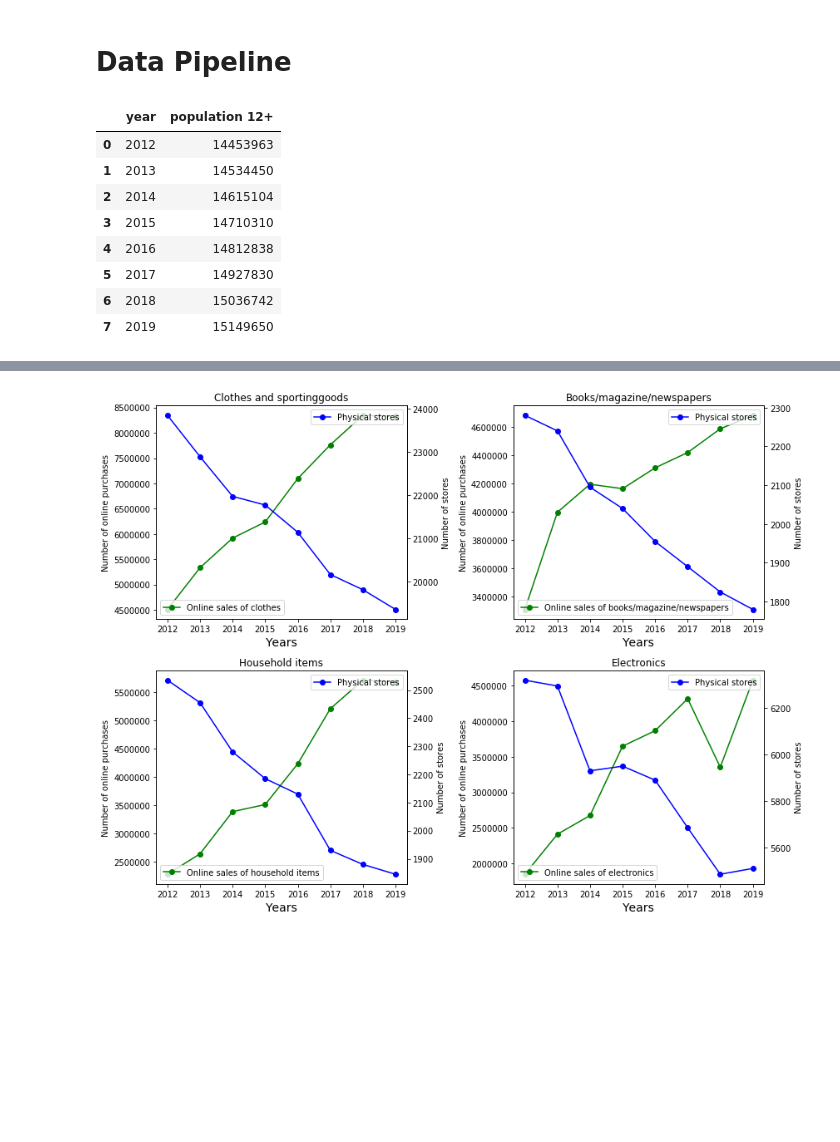
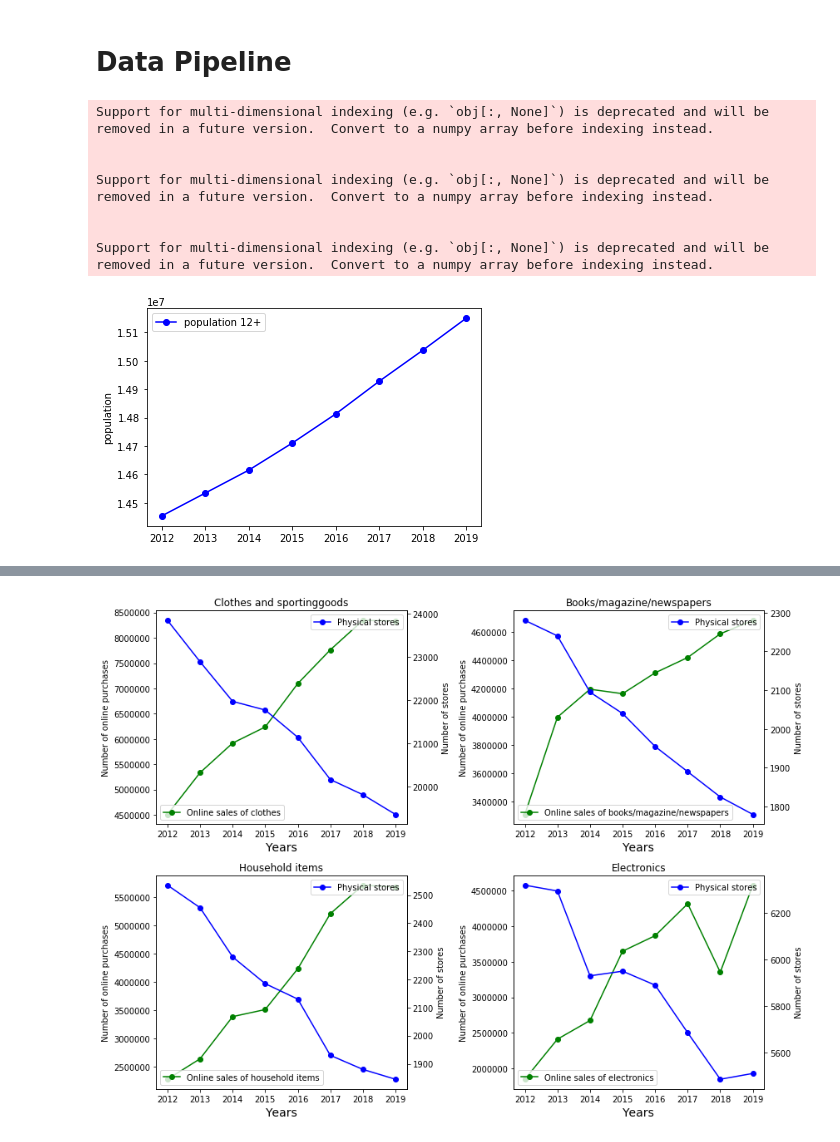
Before and after one commit to Lmolkenboer/TIL6022-project, a Jupyter notebook: project_template_new.ipynb, the cells around one changed output, grey strips where cells are left out. Cells and saved outputs as stored; diff of their text form; code cells hidden in the pictures; blank space fills up the shorter version.

```diff
--- a/project_template_new.ipynb
+++ b/project_template_new.ipynb
@@ -74,20 +74,3 @@ The second dataset contains all numbers of physical establishments of companies
 import pandas as pd
 import plotly.express as px
 import matplotlib.pyplot as plt
-# %%
-#Plot 1: Plot to see the population growth through the years
-
-population = (r"Data_stores\Bevolking.csv")
-
-df = pd.read_csv(population, delimiter = ';')
-df.iloc[0:8]
-# %% [output]
-|  | year | population 12+ |
-| 0 | 2012 | 14453963 |
-| 1 | 2013 | 14534450 |
-| 2 | 2014 | 14615104 |
-| 3 | 2015 | 14710310 |
-| 4 | 2016 | 14812838 |
-| 5 | 2017 | 14927830 |
-| 6 | 2018 | 15036742 |
-| 7 | 2019 | 15149650 |
@@ -102,0 +85,34 @@ fig.show()
+# %%
+#Plot 1: Plot to see the population growth through the years
+
+#fig = px.bar(pop,
+ #            x = 'year',
+  #           y = 'population 12+',
+   #          title = 'Population growth',
+    #         color = 'year',
+     #        text = 'population 12+',
+#)
+
+#fig.show()
+
+x = pop['year']
+y = pop['population 12+']
+
+# create figure and axis objects with subplots()
+fig,ax = plt.subplots()
+
+# make a plot with different y-axis using second axis object
+line2 = ax.plot(x,y,marker="o", color = 'b')
+ax.set_ylabel("population",fontsize=10)
+ax.legend()
+
+plt.show()
+# %% [output]
+Support for multi-dimensional indexing (e.g. `obj[:, None]`) is deprecated and will be removed in a future version.  Convert to a numpy array before indexing instead.
+
+
+Support for multi-dimensional indexing (e.g. `obj[:, None]`) is deprecated and will be removed in a future version.  Convert to a numpy array before indexing instead.
+
+
+Support for multi-dimensional indexing (e.g. `obj[:, None]`) is deprecated and will be removed in a future version.  Convert to a numpy array before indexing instead.
+[figure, added]
```
Also changed, not shown: parts of 10 cells of this notebook.
